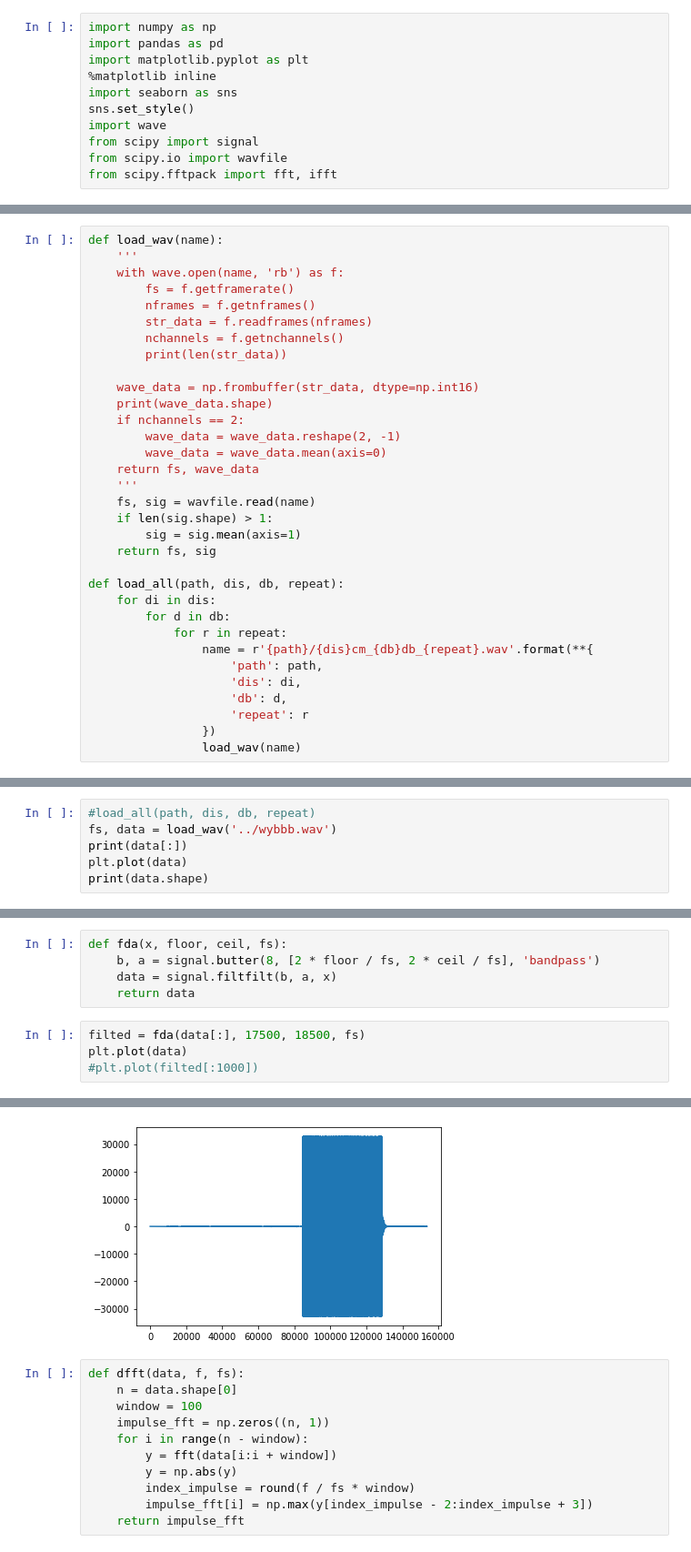
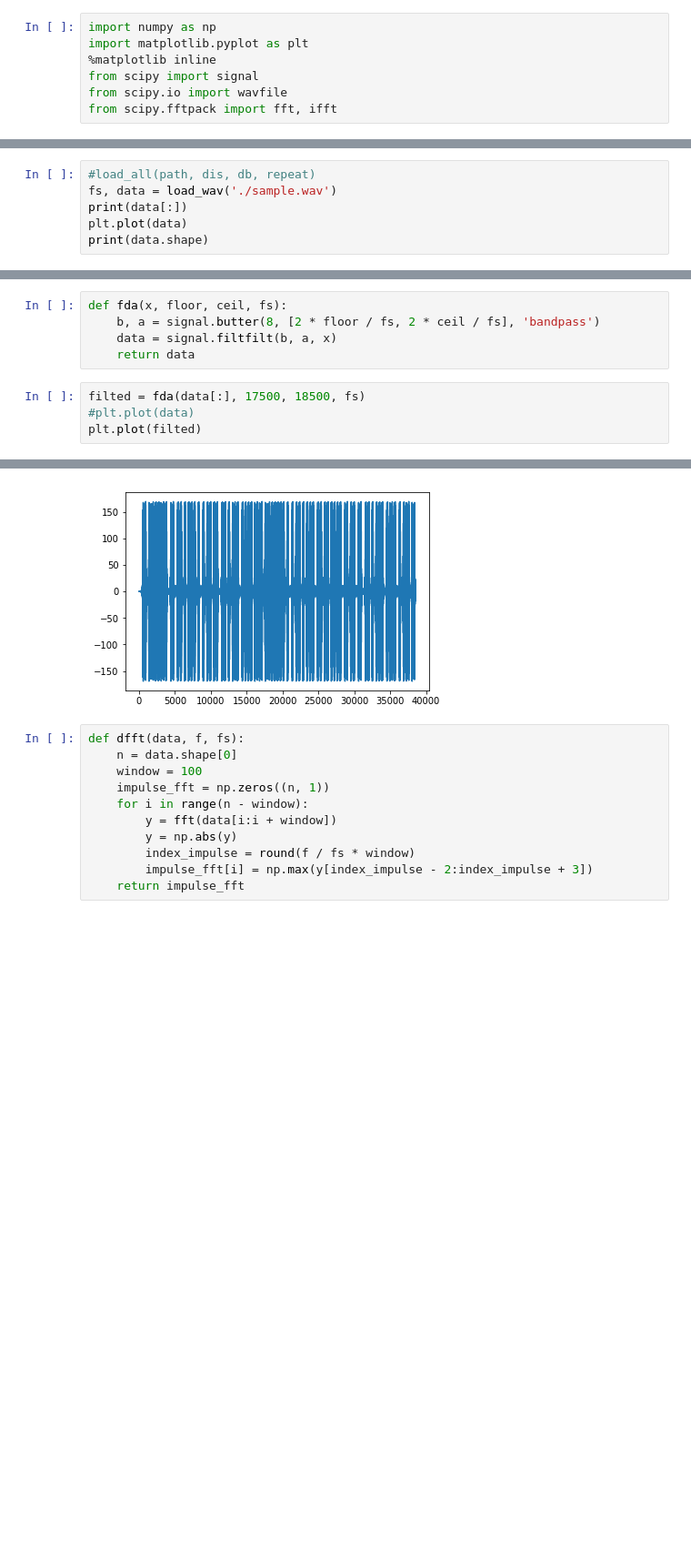
Before and after one commit to agil27/wivi, a Jupyter notebook: demodulation.ipynb, the cells around one changed output, grey strips where cells are left out. Shown at 91% size. Drawn from its saved outputs; the diff is of its cells as text; blank space fills up the shorter version.

```diff
--- a/demodulation.ipynb
+++ b/demodulation.ipynb
@@ -1,11 +1,7 @@
 # %%
 import numpy as np
-import pandas as pd
 import matplotlib.pyplot as plt
 %matplotlib inline
-import seaborn as sns
-sns.set_style()
-import wave
 from scipy import signal
 from scipy.io import wavfile
 from scipy.fftpack import fft, ifft
@@ -17,33 +7,0 @@ repeat = list(range(5))
-# %%
-def load_wav(name):
-    '''
-    with wave.open(name, 'rb') as f:
-        fs = f.getframerate()
-        nframes = f.getnframes()
-        str_data = f.readframes(nframes)
-        nchannels = f.getnchannels()
-        print(len(str_data))
-
-    wave_data = np.frombuffer(str_data, dtype=np.int16)
-    print(wave_data.shape)
-    if nchannels == 2:
-        wave_data = wave_data.reshape(2, -1)
-        wave_data = wave_data.mean(axis=0)
-    return fs, wave_data
-    '''
-    fs, sig = wavfile.read(name)
-    if len(sig.shape) > 1:
-        sig = sig.mean(axis=1)
-    return fs, sig
-
-def load_all(path, dis, db, repeat):
-    for di in dis:
-        for d in db:
-            for r in repeat:
-                name = r'{path}/{dis}cm_{db}db_{repeat}.wav'.format(**{
-                    'path': path,
-                    'dis': di,
-                    'db': d,
-                    'repeat': r
-                })
-                load_wav(name)
@@ -50,6 +14,6 @@ def load_all(path, dis, db, repeat):
 # %%
 #load_all(path, dis, db, repeat)
-fs, data = load_wav('../wybbb.wav')
+fs, data = load_wav('./sample.wav')
 print(data[:])
 plt.plot(data)
 print(data.shape)
@@ -64,6 +28,6 @@ def fda(x, floor, ceil, fs):
     return data
 # %%
 filted = fda(data[:], 17500, 18500, fs)
-plt.plot(data)
-#plt.plot(filted[:1000])
+#plt.plot(data)
+plt.plot(filted)
 # %% [output]
@@ -73,4 +35,4 @@ plt.plot(data)
-[figure, old version]
+[figure, new version]
 # %%
 def dfft(data, f, fs):
     n = data.shape[0]
```
Also changed, not shown: parts of 22 cells of this notebook, 1 other file.
